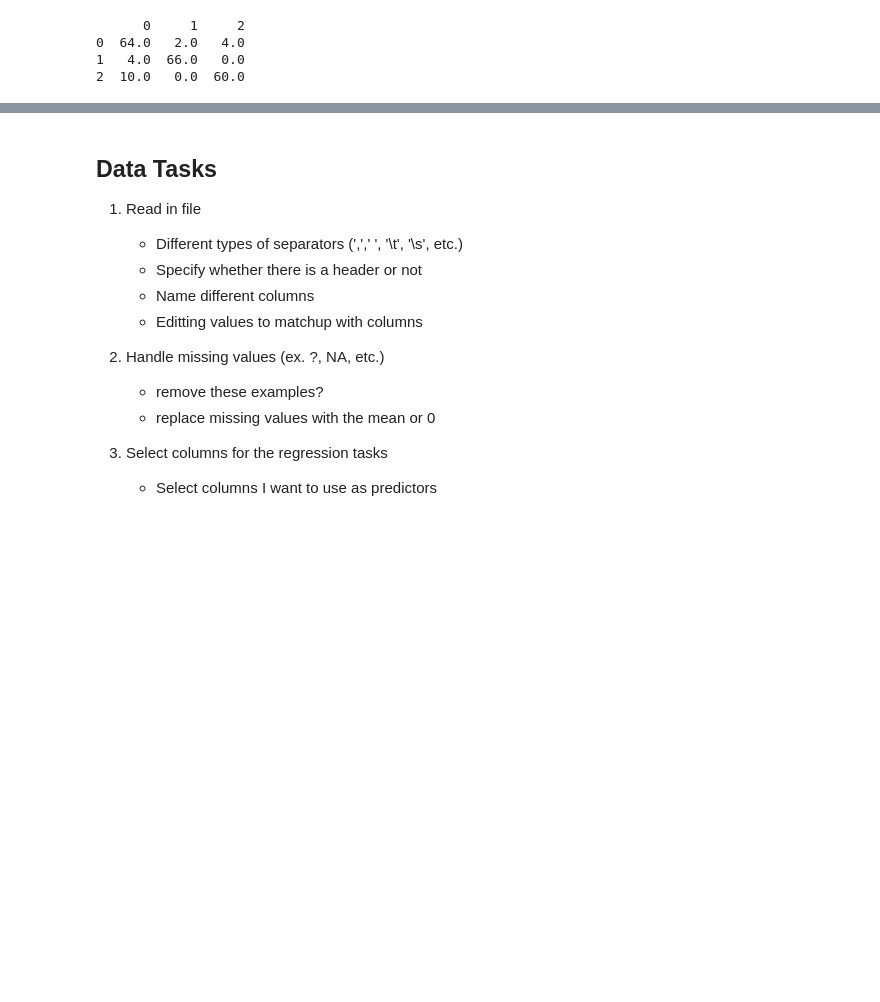
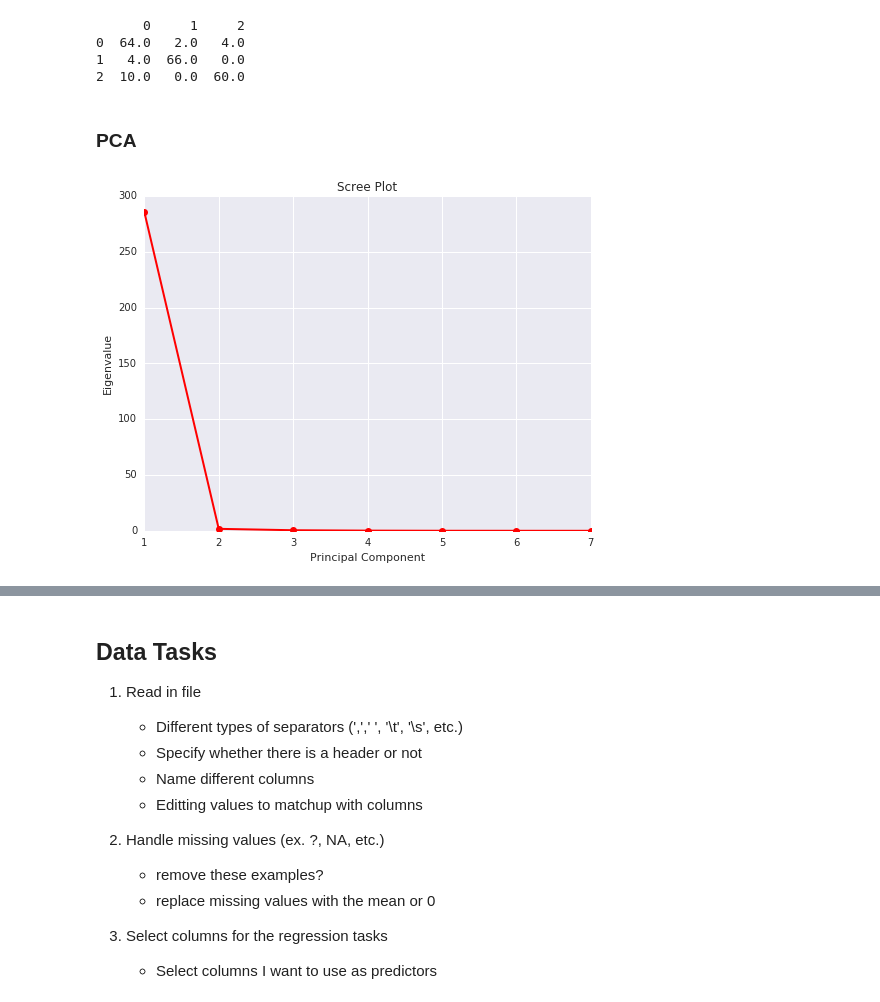
Before and after one commit to lcdm-uiuc/ML-SQL, a Jupyter notebook: Clustering/Seeds/Seeds.ipynb, the cells around one changed output, grey strips where cells are left out. Drawn from its saved outputs; the diff is of its cells as text; code cells hidden in the pictures; blank space fills up the shorter version.

```diff
--- a/Clustering/Seeds/Seeds.ipynb
+++ b/Clustering/Seeds/Seeds.ipynb
@@ -166,3 +168,22 @@ print(pd.DataFrame(conf_mat))
 0  64.0   2.0   4.0
 1   4.0  66.0   0.0
 2  10.0   0.0  60.0
+# %% [markdown]
+### PCA
+# %%
+%matplotlib inline
+#Scree plot
+
+U, S, V = np.linalg.svd(X)
+eigvals = S**2 / np.cumsum(S)[-1]
+
+fig = plt.figure(figsize=(8,6))
+sing_vals = np.arange(7) + 1
+plt.plot(sing_vals, eigvals, 'ro-', linewidth=2)
+plt.title('Scree Plot')
+plt.xlabel('Principal Component')
+plt.ylabel('Eigenvalue')
+
+plt.show()
+# %% [output]
+[figure, added]
```
Also changed, not shown: parts of 7 cells of this notebook.
